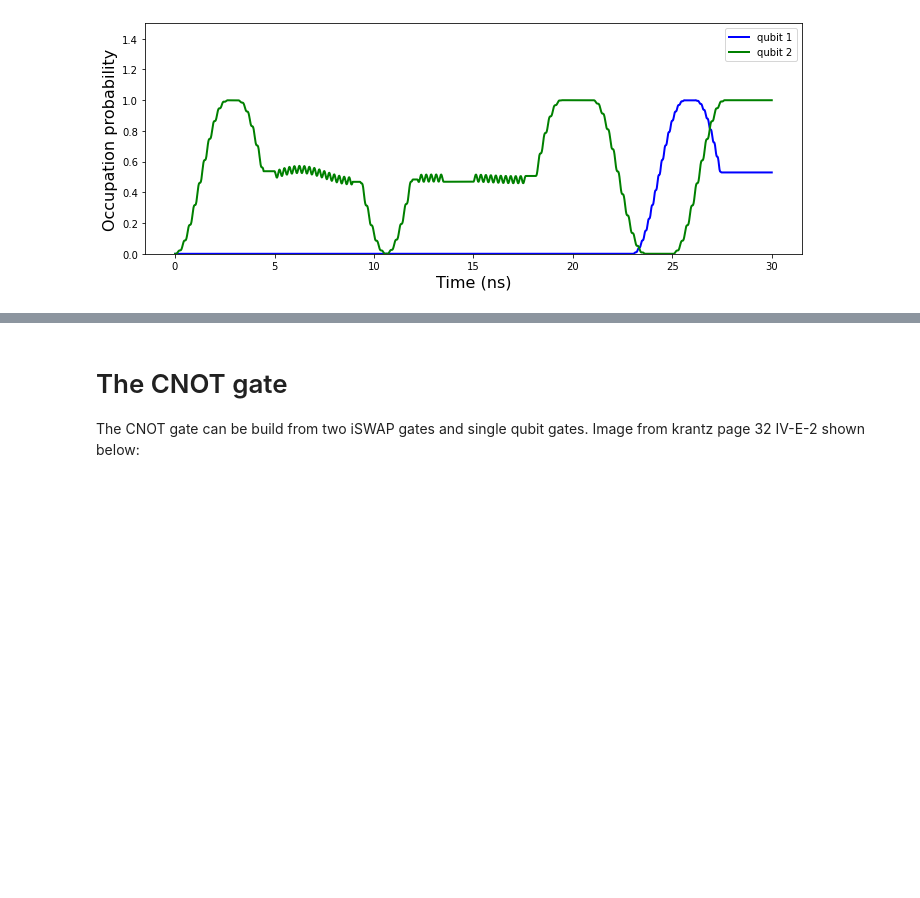
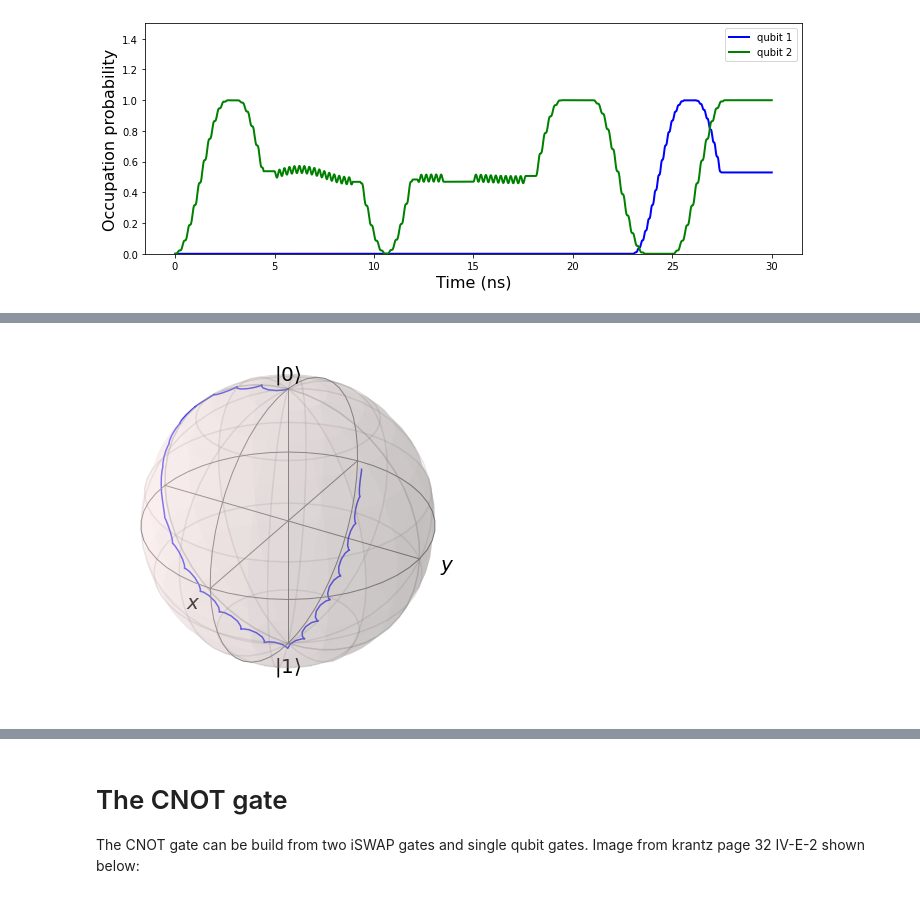
Before and after one commit to Danielgb23/ic-superconductor-qubit, a Jupyter notebook: 2-qubit-gates.ipynb, the cells around one changed output, grey strips where cells are left out. Drawn from its saved outputs; the diff is of its cells as text; code cells hidden in the pictures; blank space fills up the shorter version.

Commit message:
finished bloch spheres

```diff
--- a/2-qubit-gates.ipynb
+++ b/2-qubit-gates.ipynb
@@ -303,0 +270,37 @@ b.show()
+# %%
+#creates the time dependant unitaries vector to cancel the precession
+Ud_vec=[]
+for t in tlist[:pntperns*30]:
+    Ud=sz1*t*w1*complex(0,-1)/2
+    Ud_vec.append(Ud.expm())
+
+#multiplies each state vector by the corresponding Unitary in time
+bloch_data=[]
+for index in range(len(res.states)):
+    bloch_data.append(Ud_vec[index]*res.states[index])
+
+#Pauli operators
+ex=tensor(sigmax(),qeye(2))
+ey=tensor(sigmay(),qeye(2))
+ez=tensor(sigmaz(),qeye(2))
+
+#lists of expected values that are the coordinates of the points in the bloch sphere
+x_list=expect(ex,bloch_data)
+y_list= expect(ey,bloch_data)
+z_list=expect(ez,bloch_data)
+
+
+b = Bloch()
+## add data points from expectation values ##
+b.add_points([
+            x_list,
+            -y_list,
+            z_list
+             ], meth='l')
+
+
+b.zlpos = [1.1,-1.2]
+
+b.show()
+# %% [output]
+[figure, added]
```
Also changed, not shown: parts of 35 cells of this notebook.
